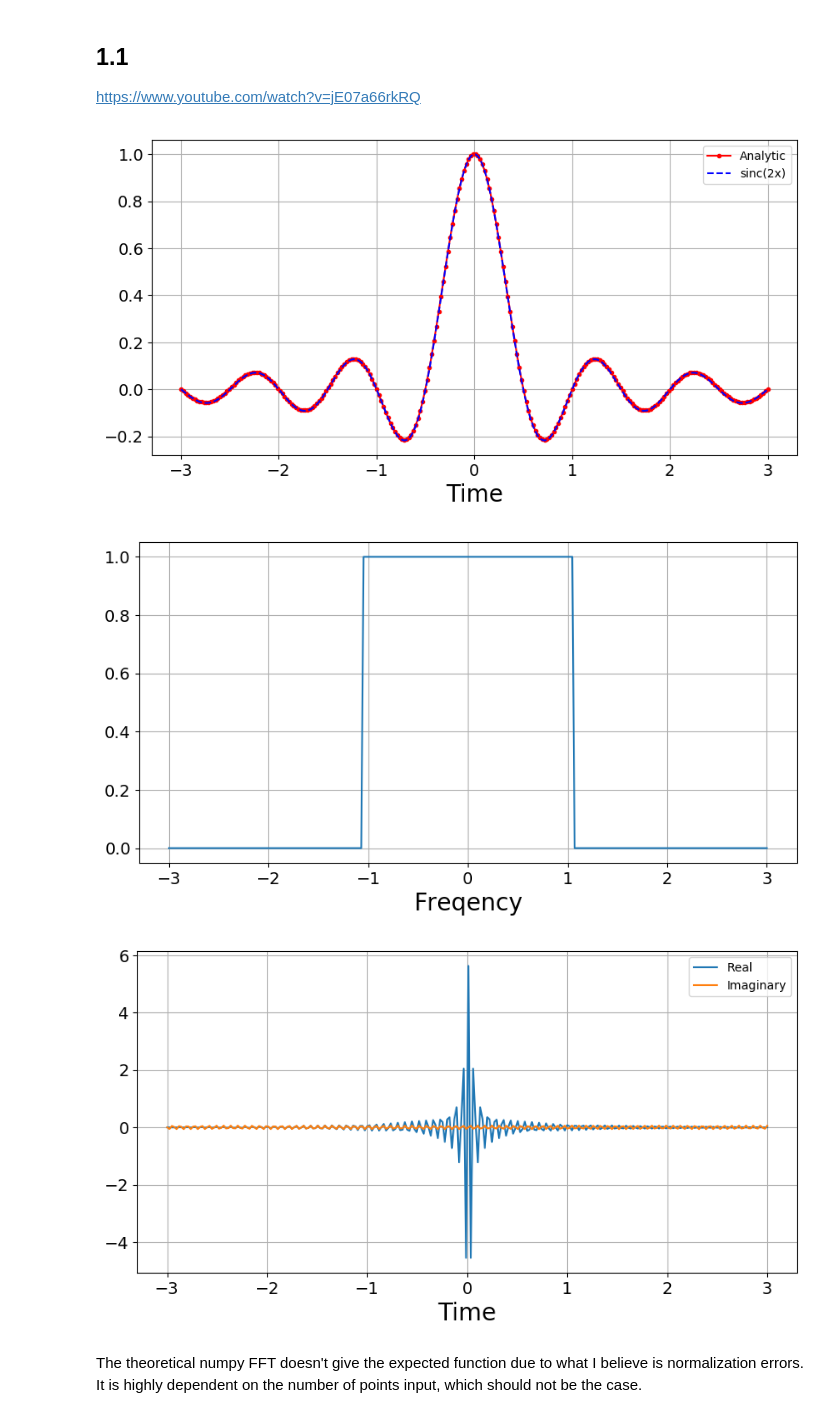
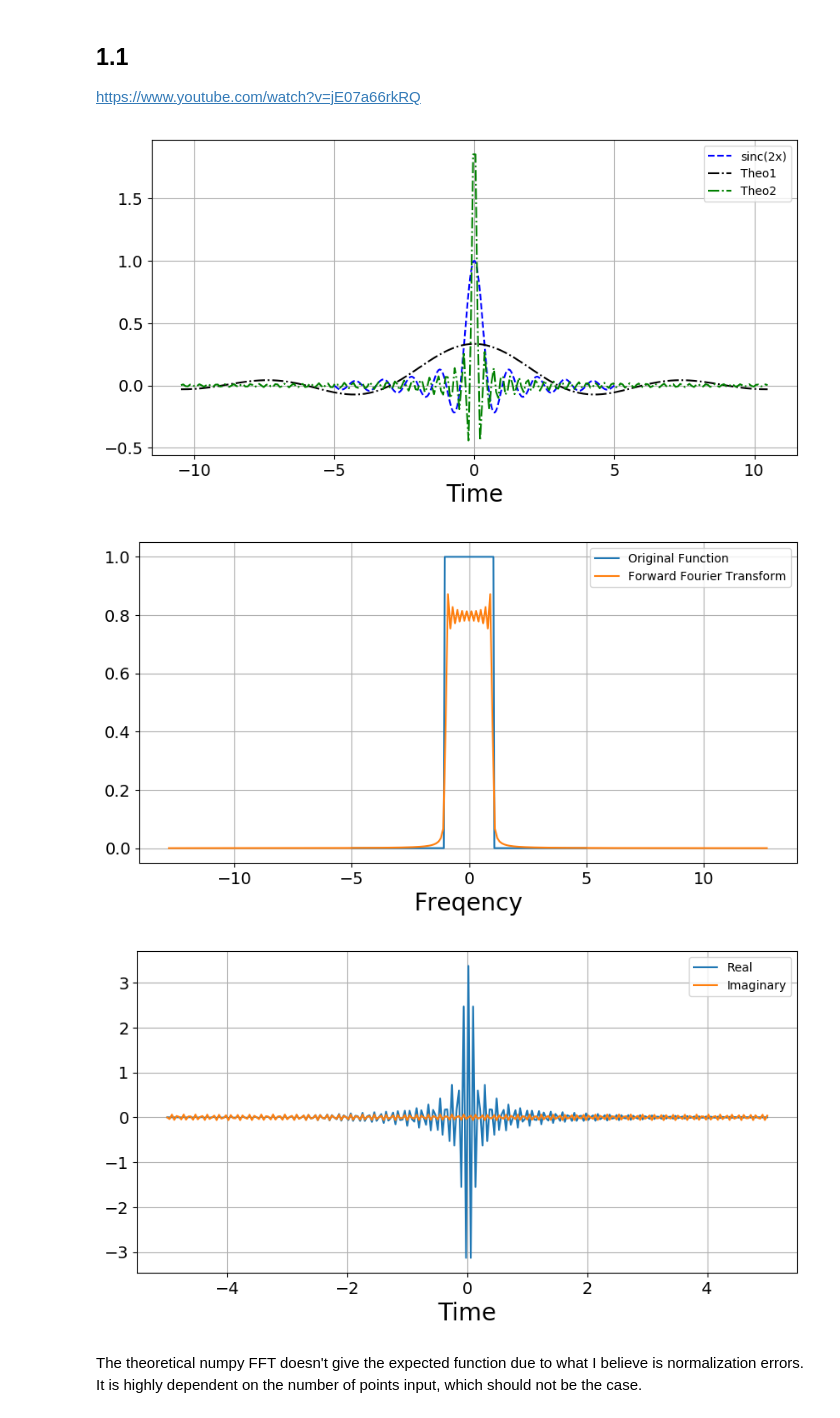
Before and after one commit to NathanMeulen/Fourier_Transform_exploration, a Jupyter notebook: Assignment/Assignment 2 - Fourier Analysis.ipynb, the cells around one changed output. Cells and saved outputs as stored; diff of their text form; code cells hidden in the pictures.

```diff
--- a/Assignment/Assignment 2 - Fourier Analysis.ipynb
+++ b/Assignment/Assignment 2 - Fourier Analysis.ipynb
@@ -105,33 +105,45 @@ https://www.youtube.com/watch?v=jE07a66rkRQ
 # %%
 def X(omega, box_bounds=(np.pi/3)):
     y = np.zeros(omega.shape)
     y[np.abs(omega) <= box_bounds] = 1
     return y
 
 def analytic_x(t, N):
     return np.exp(1j*np.pi*t*(1-1/N))*np.sin(np.pi*t)/np.sin(np.pi*t/N)/N
 
+def fn1(n):
+    return np.sin(n*np.pi/3)/n/np.pi
+
+def fn2(n):
+    return np.sinc(2*n*(np.pi**2)/3)*2*np.pi/3
+
 N = 2**8
-x = np.linspace(-3, 3, N)
+x = np.linspace(-5, 5, N)
+n = np.linspace(-10*np.pi/3, 10*np.pi/3, N)
 f = X(x)
 time_domain = np.fft.ifft(f, norm='ortho')
+fourier = np.fft.fft(np.sinc(2*x), norm='ortho')
 
 plot = make_plot(x_label='Time')
-plot.plot(x, analytic_x(x, N).real, 'r.-', label='Analytic')
+#plot.plot(x, analytic_x(x, N).real, 'r.-', label='Analytic')
 plot.plot(x, np.sinc(2*x), 'b--', label="sinc(2x)")
+plot.plot(n, fn1(n), 'k-.', label="Theo1")
+plot.plot(n, fn2(n), 'g-.', label="Theo2")
 plot.legend()
 
 plot = make_plot(x_label='Freqency')
-plot.plot(x, f)
+plot.plot(x, f, label="Original Function")
+plot.plot(np.fft.fftshift(np.fft.fftfreq(len(fourier), d=10/N)), np.fft.fftshift(np.abs(fourier)), label="Forward Fourier Transform")
+plot.legend()
 
 plot = make_plot(x_label='Time')
 plot.plot(x, np.fft.fftshift(time_domain.real), label='Real')
 plot.plot(x, np.fft.fftshift(time_domain.imag), label='Imaginary')
 plot.legend();
 # %% [output]
-[figure, old version]
+[figure, new version]
-[figure, old version]
+[figure, new version]
-[figure, old version]
+[figure, new version]
 # %% [markdown]
 The theoretical numpy FFT doesn't give the expected function due to what I believe is normalization errors. It is highly dependent on the number of points input, which should not be the case.
 # %%
```
Also changed, not shown: parts of 10 cells of this notebook, 1 other file.
